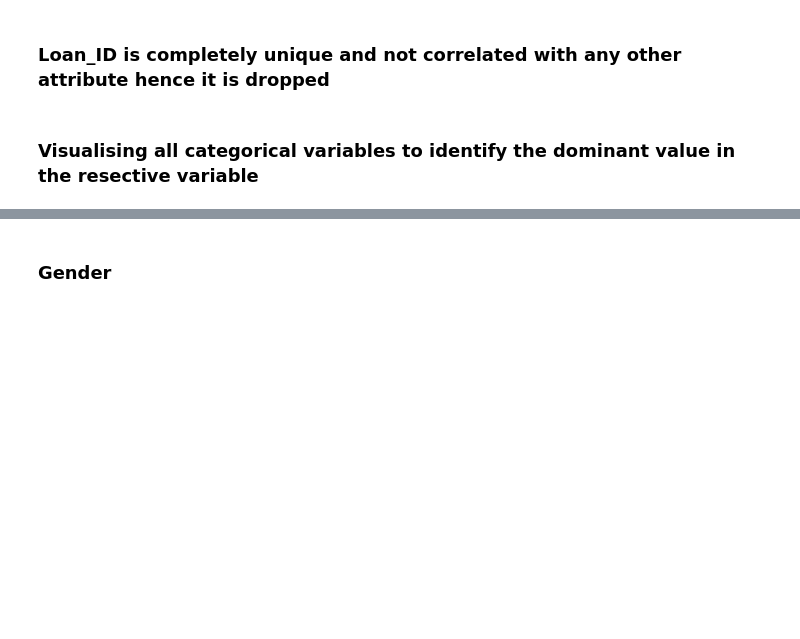
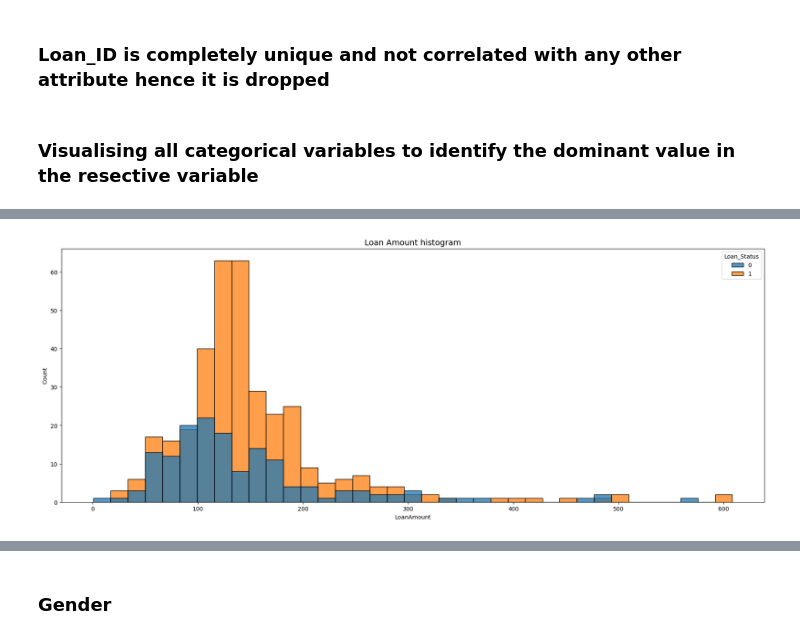
Before and after one commit to Nihaal1903/Loan-Prediction, a Jupyter notebook: Loan Analysis and Prediction.ipynb, the cells around one changed output, grey strips where cells are left out. Drawn from its saved outputs; the diff is of its cells as text; code cells hidden in the pictures; blank space fills up the shorter version.

```diff
--- a/Loan Analysis and Prediction.ipynb
+++ b/Loan Analysis and Prediction.ipynb
@@ -155,0 +189,23 @@ loan_data.drop(['Loan_ID'],axis=1,inplace=True)
+# %%
+# Create a plot as needed
+
+# Set figure and axes
+fig, ax = plt.subplots(1, figsize = (22,8))
+
+# Create boxplot showing `applicant_income` distributions for `loan_amount`, comparing applicant's income to the amount of loan recieved
+# sns.boxplot(data=loan_data, x='LoanAmount', y='ApplicantIncome', hue='Loan_Status', orient="h", ax=ax[0])
+# sns.stripplot(data=loan_data, x='LoanAmount', y='ApplicantIncome', hue='Loan_Status',
+#               dodge=True, jitter=True, color='black', size=3, marker='o', alpha=0.5)
+# ax[0].invert_yaxis()
+# ax[0].set_title("Loan Amount by Applicant's Income", fontsize='14')
+
+# Create histogram showing distribution of `loan_amount`, comparing the income of applicants
+tenure_stay = loan_data[loan_data['Loan_Status']=='N']['ApplicantIncome']
+tenure_left = loan_data[loan_data['Loan_Status']=='Y']['ApplicantIncome']
+sns.histplot(data=loan_data, x='LoanAmount', hue='Loan_Status', multiple='dodge', shrink=2)
+ax.set_title('Loan Amount histogram', fontsize='14')
+
+# Display the plots
+plt.show()
+# %% [output]
+[figure, added]
```
Also changed, not shown: parts of 41 cells of this notebook.
